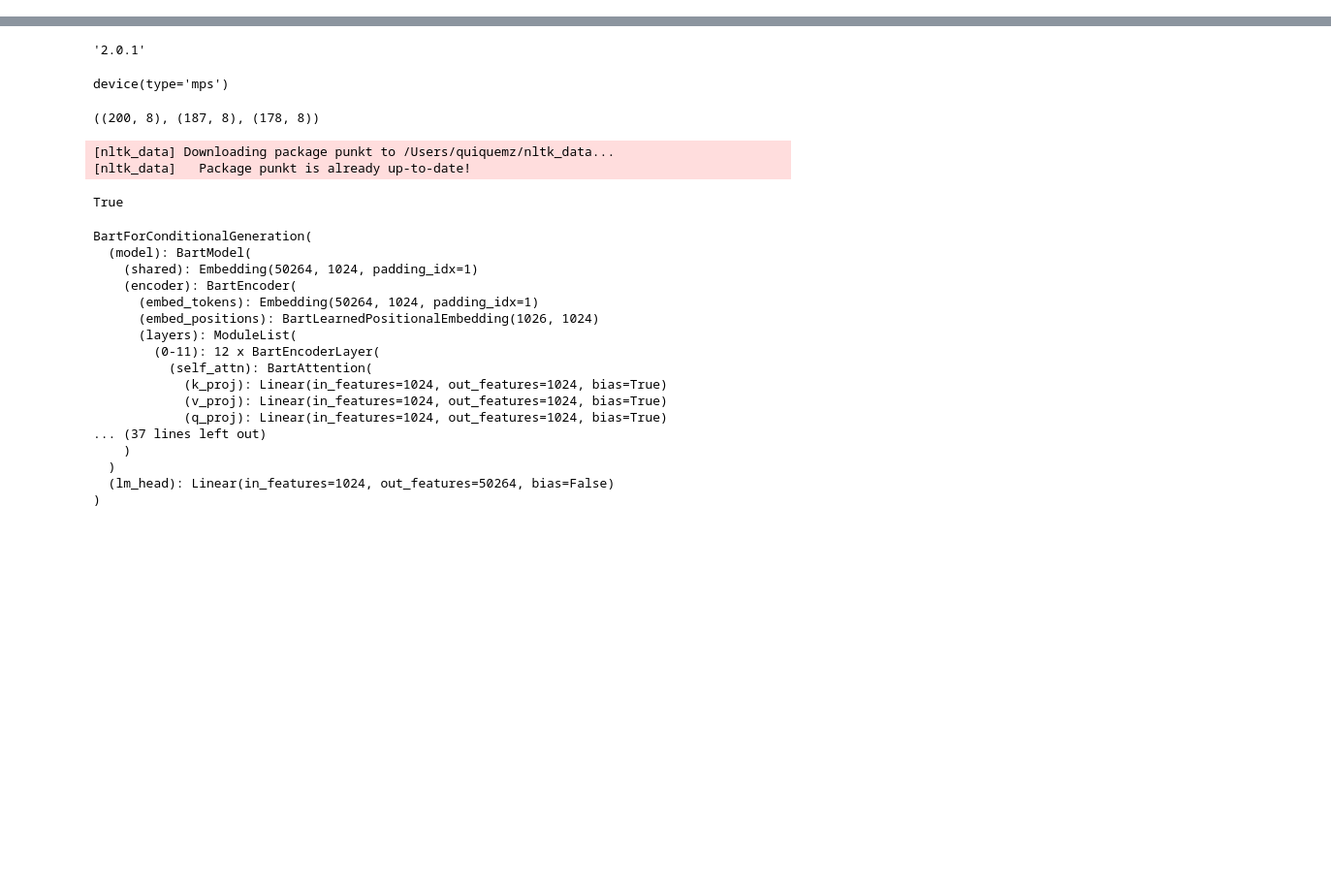
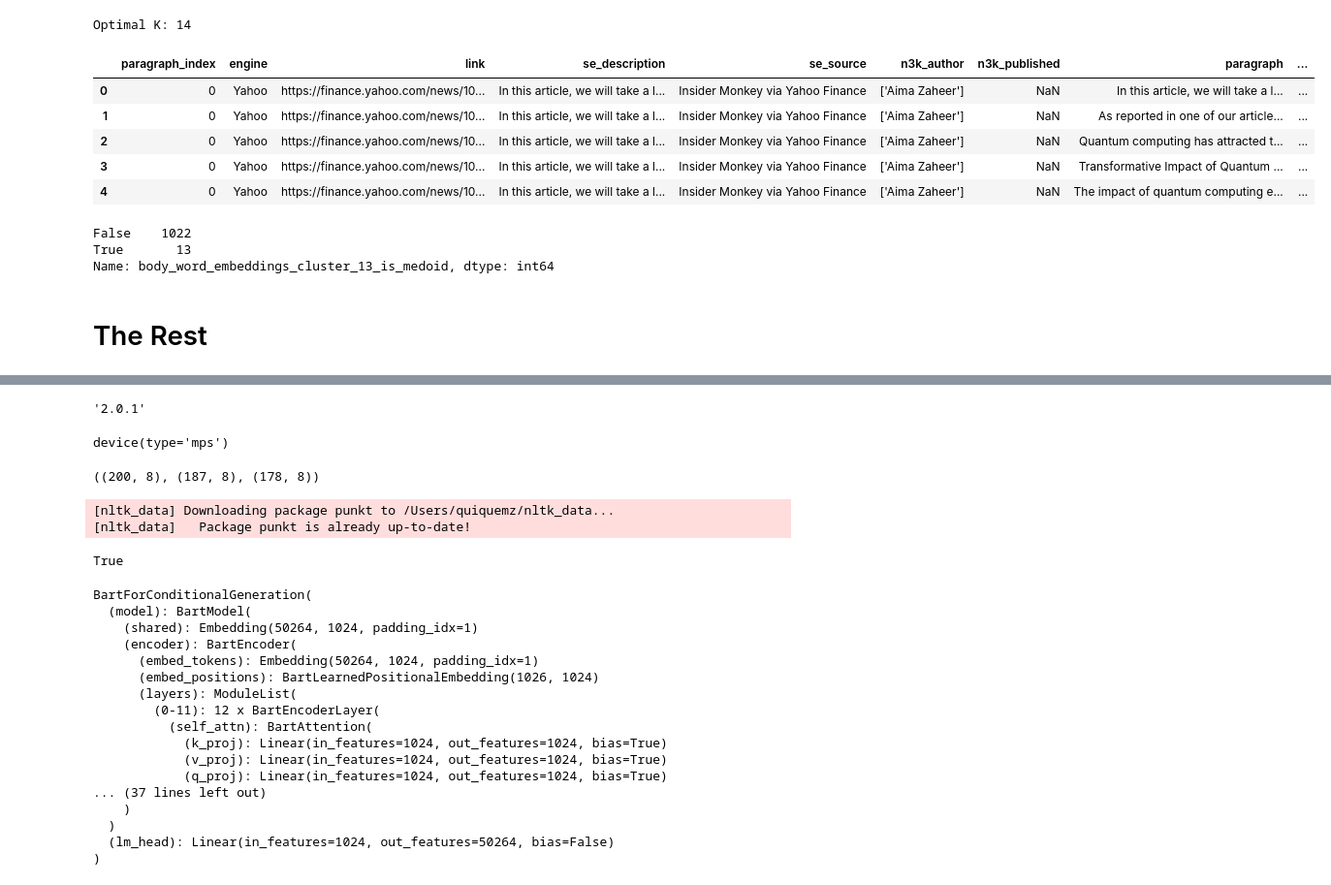
Before and after one commit to CAPSTONE-MIBA-G03/MIBA-2023-CAPSTONE-RB-NLP, a Jupyter notebook: quantum.ipynb, the cells around one changed output, grey strips where cells are left out. Shown at 97% size. Drawn from its saved outputs; the diff is of its cells as text; code cells hidden in the pictures; blank space fills up the shorter version.

Commit message:
added method parameter to the cluster_embeddings

```diff
--- a/quantum.ipynb
+++ b/quantum.ipynb
@@ -40,8 +23,4 @@ I/O error : encoder error
 # %%
-import spacy
-# !python -m spacy download en_core_web_lg
 import pandas as pd
-from nlp_analysis.NER import extract_entities
-df = pd.read_csv('data/clean/"quantumcomputing"AND"research"_999.csv')
-orgs = extract_entities(df, 3, 2, 20)
-orgs
+
+df = pd.read_csv('data/clean/QuantumComputing_20.csv')
@@ -84,0 +36,6 @@ df
+# %%
+from nlp_analysis.word_wizard import WordWizard
+
+# create a word wizard
+word_wizard = WordWizard(df)
+word_wizard.create_word_embeddings(columns=['body'])
@@ -85,3 +47,22 @@ df
+# %%
+word_wizard.cluster_embeddings(column='body', method='silhouette')
+word_wizard.df.head()
+# %% [output]
+Optimal K: 14
+|  | paragraph_index | engine | link | se_description | se_source | n3k_author | n3k_published | paragraph | ... |
+| 0 | 0 | Yahoo | https://finance.yahoo.com/news/10... | In this article, we will take a l... | Insider Monkey via Yahoo Finance | ['Aima Zaheer'] | NaN | In this article, we will take a l... | ... |
+| 1 | 0 | Yahoo | https://finance.yahoo.com/news/10... | In this article, we will take a l... | Insider Monkey via Yahoo Finance | ['Aima Zaheer'] | NaN | As reported in one of our article... | ... |
+| 2 | 0 | Yahoo | https://finance.yahoo.com/news/10... | In this article, we will take a l... | Insider Monkey via Yahoo Finance | ['Aima Zaheer'] | NaN | Quantum computing has attracted t... | ... |
+| 3 | 0 | Yahoo | https://finance.yahoo.com/news/10... | In this article, we will take a l... | Insider Monkey via Yahoo Finance | ['Aima Zaheer'] | NaN | Transformative Impact of Quantum ... | ... |
+| 4 | 0 | Yahoo | https://finance.yahoo.com/news/10... | In this article, we will take a l... | Insider Monkey via Yahoo Finance | ['Aima Zaheer'] | NaN | The impact of quantum computing e... | ... |
+# %%
+word_wizard.df['body_word_embeddings_cluster_13_is_medoid'].value_counts()
+# %% [output]
+False    1022
+True       13
+Name: body_word_embeddings_cluster_13_is_medoid, dtype: int64
+# %% [markdown]
+# The Rest
 # %%
 # for each entity run the pipeline (adding "quantum" to the query) and store the results in a dictionary
 entity_results = {}
```
Also changed, not shown: parts of 5 cells of this notebook, 2 other files.
